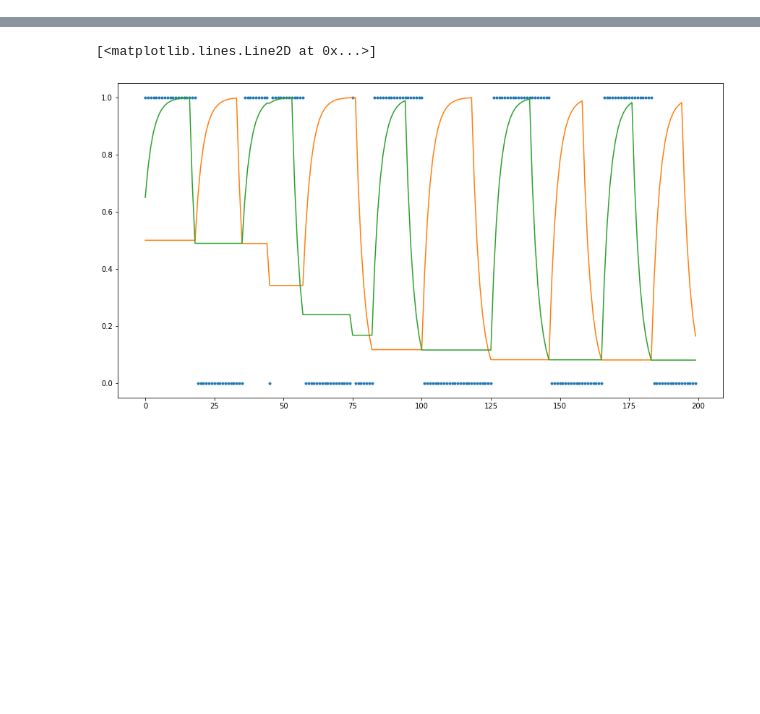
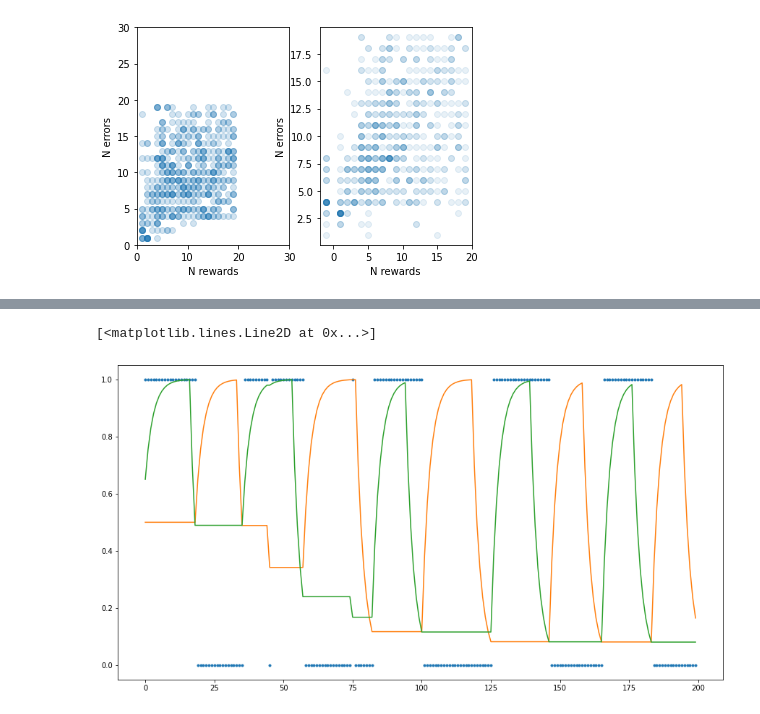
Before and after one commit to nhat-le/switching-simulations, a Jupyter notebook: switching_world_characterization_rho.ipynb, the cells around one changed output, grey strips where cells are left out. Cells and saved outputs as stored; diff of their text form; code cells hidden in the pictures; blank space fills up the shorter version.

```diff
--- a/switching_world_characterization_rho.ipynb
+++ b/switching_world_characterization_rho.ipynb
@@ -26,0 +98,82 @@ import pickle
+# %%
+params = dict(N_iters=50, num_states=2, obs_dim=1, nblocks=100,
+                  eps=0, hmm_fit=False, sigmoid_window=30,
+                  ntrials_per_block=[5, 20], gammalst=[0.02], epslst=[0.1],
+                  rlow=0, rhigh=1, type='qlearning')
+
+# np.random.seed(123)
+
+rlow = 0.1
+rhigh = 0.9
+nblocks = 1000
+ntrials_per_block = [4, 20]
+np.random.seed(123)
+world1, _ = src.utils.make_switching_world(rlow, rhigh, nblocks, ntrials_per_block[0], ntrials_per_block[1])
+
+
+# Value accum agent
+# world1 = wm.ForagingWorld(prew=0.9, psw=0.1, pstruct=[5, 15], nblockmax=1000)
+agent1 = am.ValueAccumulationAgent(gamma=0.1, beta=10)
+exp = wm.Experiment(agent1, world1)
+exp.run()
+
+Nerrors1 = src.utils.get_num_errors_leading_block(world1, agent1)
+Nrews1 = src.utils.get_num_rewards_trailing_block(world1, agent1)
+
+# Q-learning agent
+world2, _ = src.utils.make_switching_world(rlow, rhigh, nblocks, ntrials_per_block[0], ntrials_per_block[1])
+# world2 = wm.ForagingWorld(prew=0.9, psw=0.1, pstruct=[5, 15], nblockmax=1000)
+agent2 = am.EGreedyQLearningAgent(gamma=0.05, eps=0.01)
+exp2 = wm.Experiment(agent2, world2)
+exp2.run()
+Nerrors2 = src.utils.get_num_errors_leading_block(world2, agent2)
+Nrews2 = src.utils.get_num_rewards_trailing_block(world2, agent2)
+
+# Perform linear regression for value accum
+y1 = Nerrors1[1:]
+X1 = Nrews1[:-1,np.newaxis]
+
+goodvals = np.where(y1 > 0)[0]
+y1 = y1[goodvals]
+X1 = X1[goodvals,:]
+
+X1 = sm.add_constant(X1)
+model = sm.OLS(y1, X1)
+res = model.fit()
+rho_hat = res.params[1]
+rho_interval = res.conf_int()[1,:]
+print(f'VAccum: rho est = {rho_hat:.2f}, rho_interval = {rho_interval}')
+
+
+# Perform linear regression for Q-learning agent
+y2 = Nerrors2[1:]
+X2 = Nrews2[:-1,np.newaxis]
+
+goodvals = np.where(y2 > 0)[0]
+y2 = y2[goodvals]
+X2 = X2[goodvals,:]
+
+X2 = sm.add_constant(X2)
+model = sm.OLS(y2, X2)
+res = model.fit()
+rho_hat = res.params[1]
+rho_interval = res.conf_int()[1,:]
+print(f'Qlearning: rho est = {rho_hat:.2f}, rho_interval = {rho_interval}')
+
+
+
+plt.figure()
+plt.subplot(121)
+plt.scatter(X1[:,1], y1, alpha=0.2)
+plt.xlim([0, 30])
+plt.ylim([0, 30])
+plt.xlabel('N rewards')
+plt.ylabel('N errors')
+
+plt.subplot(122)
+plt.scatter(X2[:,1], y2, alpha=0.1)
+# plt.xlim([0, 20])
+# plt.ylim([0, 20])
+plt.xlabel('N rewards')
+plt.ylabel('N errors')
+# %% [output]
@@ -26,0 +183 @@ import pickle
+[figure, added]
```
Also changed, not shown: parts of 13 cells of this notebook, 4 other files.
